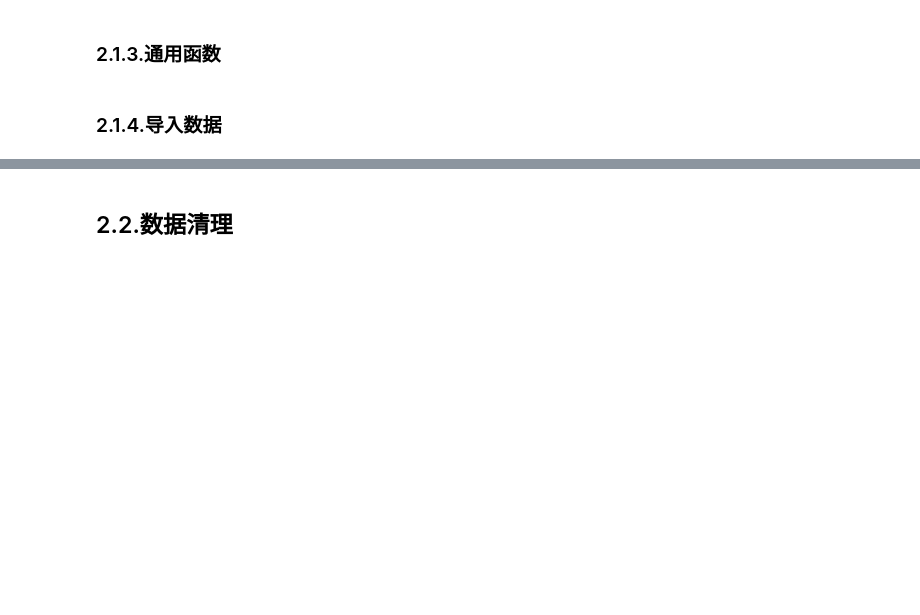
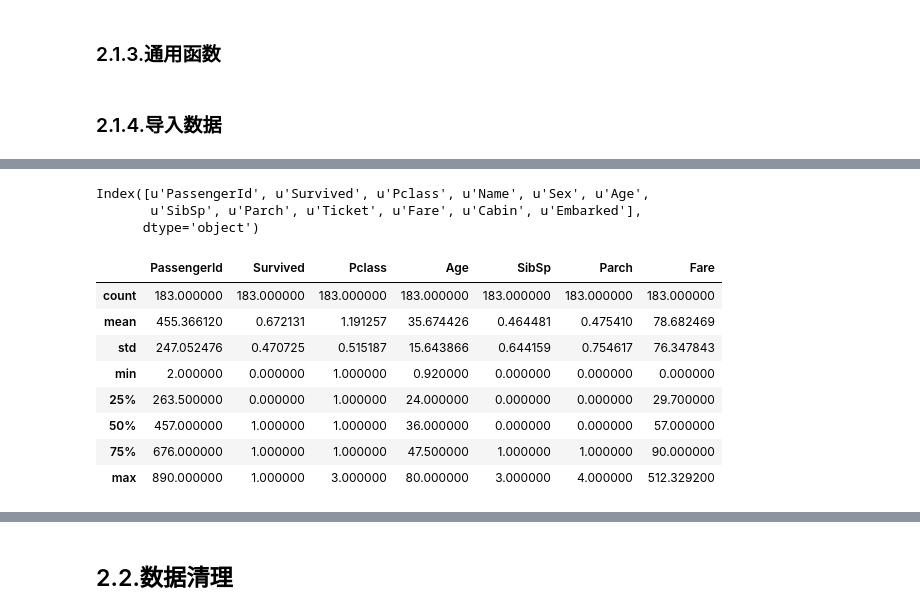
Before and after one commit to etangyushan/titanic_analyzing, a Jupyter notebook: titanic.ipynb, the cells around one changed output, grey strips where cells are left out. Cells and saved outputs as stored; diff of their text form; code cells hidden in the pictures; blank space fills up the shorter version.

```diff
--- a/titanic.ipynb
+++ b/titanic.ipynb
@@ -109 +125,30 @@ def correlation(x, y):
+# %%
+#前5行
+# print titanic_df.head()
+titanic_df.head()
+#末尾5行
+titanic_df.tail()
+#索引
+titanic_df.index
+#列
+print titanic_df.columns
+#底层数据
+titanic_df.values
+#统计汇总
+titanic_df.describe()
+#数据转置
+# titanic_df.T
+# %% [output]
+Index([u'PassengerId', u'Survived', u'Pclass', u'Name', u'Sex', u'Age',
+       u'SibSp', u'Parch', u'Ticket', u'Fare', u'Cabin', u'Embarked'],
+      dtype='object')
+|  | PassengerId | Survived | Pclass | Age | SibSp | Parch | Fare |
+| count | 183.000000 | 183.000000 | 183.000000 | 183.000000 | 183.000000 | 183.000000 | 183.000000 |
+| mean | 455.366120 | 0.672131 | 1.191257 | 35.674426 | 0.464481 | 0.475410 | 78.682469 |
+| std | 247.052476 | 0.470725 | 0.515187 | 15.643866 | 0.644159 | 0.754617 | 76.347843 |
+| min | 2.000000 | 0.000000 | 1.000000 | 0.920000 | 0.000000 | 0.000000 | 0.000000 |
+| 25% | 263.500000 | 0.000000 | 1.000000 | 24.000000 | 0.000000 | 0.000000 | 29.700000 |
+| 50% | 457.000000 | 1.000000 | 1.000000 | 36.000000 | 0.000000 | 0.000000 | 57.000000 |
+| 75% | 676.000000 | 1.000000 | 1.000000 | 47.500000 | 1.000000 | 1.000000 | 90.000000 |
+| max | 890.000000 | 1.000000 | 3.000000 | 80.000000 | 3.000000 | 4.000000 | 512.329200 |
 # %%
```
Also changed, not shown: parts of 15 cells of this notebook.
